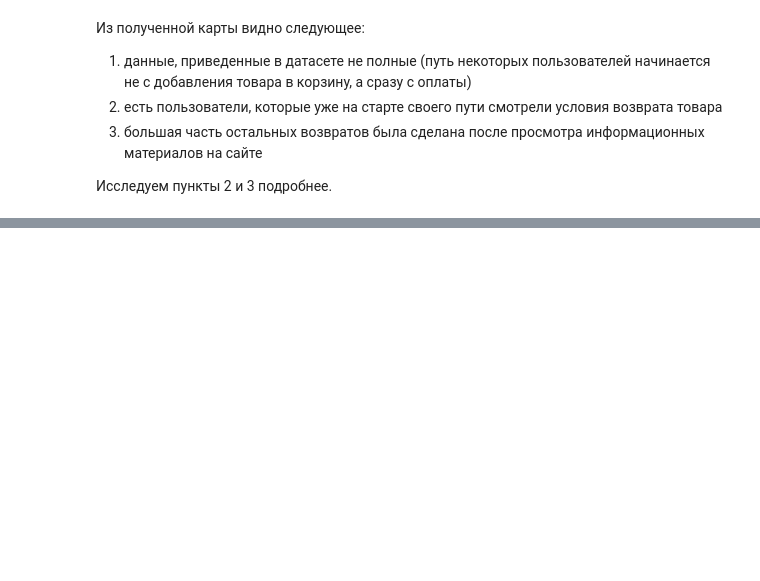
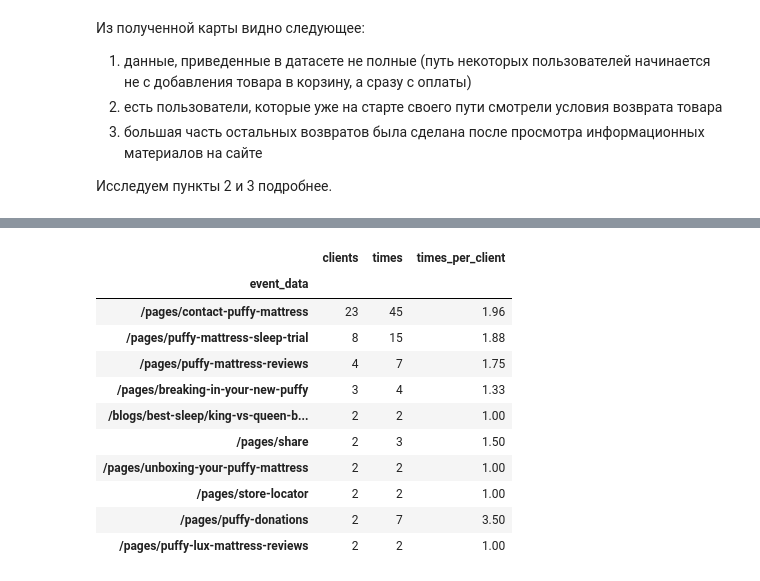
Before and after one commit to ElenaNKn/data_projects_ru, a Jupyter notebook: project_sankey/project_notebook.ipynb, the cells around one changed output, grey strips where cells are left out. Saved outputs shown, nothing was run; the diff lists cells and outputs as text; code cells hidden in the pictures; blank space fills up the shorter version.

```diff
--- a/project_sankey/project_notebook.ipynb
+++ b/project_sankey/project_notebook.ipynb
@@ -186,5 +186,5 @@ df[df.event_name == 'page_viewed']
 # %% [markdown]
 Просмотр главной страницы, карточки продукта и просмотр карзины являются очевидными шагами и не несут существенной информации с точки зрения решаемой задачи (если пользователь покупал товар, то он смотрел его карточку и заходил в корзину), равно как и просмотр экрана оплаты (в данном случае более информативно событие 'checkout_started').  С точки зрения оптимизации карты, исключим данные шаги
 # %%
-df = df[~df.event_name.isin(['view_main', 'view_collection_product', 'view_ckeckout', 'view_cart'])]
+df_init = df_init[~df_init.event_name.isin(['view_main', 'view_collection_product', 'view_ckeckout', 'view_cart'])]
 # %% [markdown]
@@ -192,5 +192,5 @@ df = df[~df.event_name.isin(['view_main', 'view_collection_product', 'view_ckeck
 # %%
-df_sorted = df.sort_values(['client_id', 'event_timestamp'])
+df_sorted = df_init.sort_values(['client_id', 'event_timestamp'])
 
 df = df_sorted[
     df_sorted.groupby('client_id')['event_name'].transform(
@@ -525,0 +577,23 @@ print(f'Доля от вернувших пользователей: {cust_initi
+# %%
+target_clients = df_init.groupby('client_id').filter(check_sequence_efficient)['client_id'].unique()
+
+result = []
+
+# пробегаемся циклом по требуемым пользователям, выгружаем время heckout_completed и view_return
+# берем события view_info, сохраняем если они попадают между heckout_completed и view_return
+for client_id in target_clients:
+    client_df = df_init[df_init['client_id'] == client_id].sort_values('event_timestamp')
+
+    checkout_ts_list = client_df[client_df['event_name'] == 'checkout_completed']['event_timestamp'].tolist()
+    return_ts_list = client_df[client_df['event_name'] == 'view_return']['event_timestamp'].tolist()
+
+    view_info_df = client_df[client_df['event_name'] == 'view_info']
+
+    for idx, row in view_info_df.iterrows():
+        view_ts = row['event_timestamp']
+        has_before = any(ts < view_ts for ts in checkout_ts_list)
+        has_after = any(ts > view_ts for ts in return_ts_list)
+        if has_before and has_after:
+            result.append(row)
+
+info_df = pd.DataFrame(result)
@@ -525,0 +609,21 @@ print(f'Доля от вернувших пользователей: {cust_initi
+# %%
+result_info_views = info_df.groupby('event_data').agg(
+    clients = ('client_id', 'nunique'),
+    times = ('event_name', 'count')
+).sort_values(by = 'clients', ascending = False).head(10)
+
+result_info_views['times_per_client'] = round(result_info_views['times'] / result_info_views['clients'], 2)
+result_info_views
+# %% [output]
+|  | clients | times | times_per_client |
+| event_data |  |  |  |
+| /pages/contact-puffy-mattress | 23 | 45 | 1.96 |
+| /pages/puffy-mattress-sleep-trial | 8 | 15 | 1.88 |
+| /pages/puffy-mattress-reviews | 4 | 7 | 1.75 |
+| /pages/breaking-in-your-new-puffy | 3 | 4 | 1.33 |
+| /blogs/best-sleep/king-vs-queen-b... | 2 | 2 | 1.00 |
+| /pages/share | 2 | 3 | 1.50 |
+| /pages/unboxing-your-puffy-mattress | 2 | 2 | 1.00 |
+| /pages/store-locator | 2 | 2 | 1.00 |
+| /pages/puffy-donations | 2 | 7 | 3.50 |
+| /pages/puffy-lux-mattress-reviews | 2 | 2 | 1.00 |
```
Also changed, not shown: parts of 18 cells of this notebook, 1 other file.
